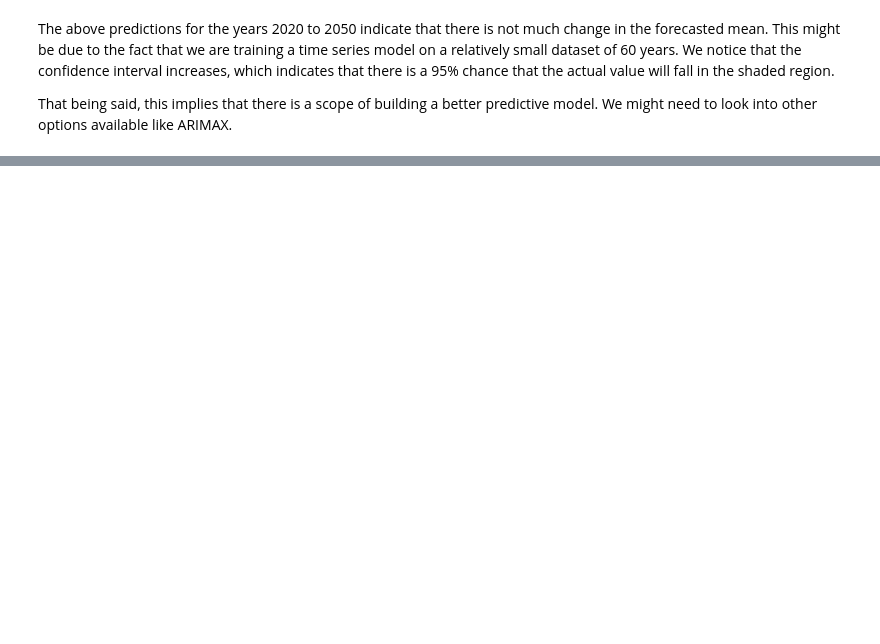
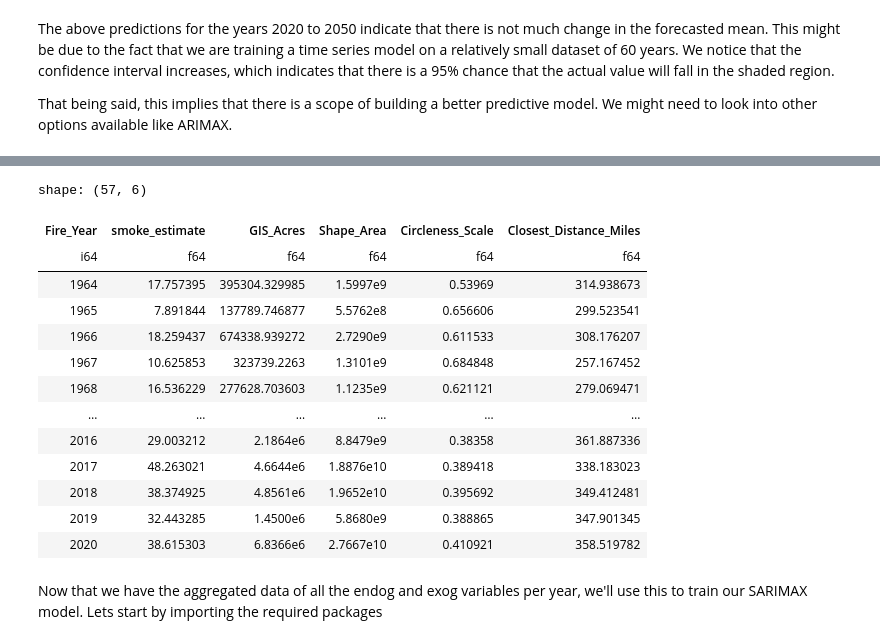
Before and after one commit to sushmavankayala/data-512-homework_4, a Jupyter notebook: 4_smoke_estimates.ipynb, the cells around one changed output, grey strips where cells are left out. Drawn from its saved outputs; the diff is of its cells as text; code cells hidden in the pictures; blank space fills up the shorter version.

```diff
--- a/4_smoke_estimates.ipynb
+++ b/4_smoke_estimates.ipynb
@@ -495,0 +552,30 @@ That being said, this implies that there is a scope of building a better predict
+# %%
+wildfires_enriched_grouped = (wildfires_enriched
+    .group_by("Fire_Year")
+    .agg(
+        pl.sum("smoke_estimate"),
+        pl.sum("GIS_Acres"),
+        pl.sum("Shape_Area"),
+        pl.mean("Circleness_Scale"),
+        pl.mean("Closest_Distance_Miles")
+    )
+    .sort("Fire_Year")
+)
+wildfires_enriched_grouped
+# %% [output]
+shape: (57, 6)
+| Fire_Year | smoke_estimate | GIS_Acres | Shape_Area | Circleness_Scale | Closest_Distance_Miles |
+| i64 | f64 | f64 | f64 | f64 | f64 |
+| 1964 | 17.757395 | 395304.329985 | 1.5997e9 | 0.53969 | 314.938673 |
+| 1965 | 7.891844 | 137789.746877 | 5.5762e8 | 0.656606 | 299.523541 |
+| 1966 | 18.259437 | 674338.939272 | 2.7290e9 | 0.611533 | 308.176207 |
+| 1967 | 10.625853 | 323739.2263 | 1.3101e9 | 0.684848 | 257.167452 |
+| 1968 | 16.536229 | 277628.703603 | 1.1235e9 | 0.621121 | 279.069471 |
+| … | … | … | … | … | … |
+| 2016 | 29.003212 | 2.1864e6 | 8.8479e9 | 0.38358 | 361.887336 |
+| 2017 | 48.263021 | 4.6644e6 | 1.8876e10 | 0.389418 | 338.183023 |
+| 2018 | 38.374925 | 4.8561e6 | 1.9652e10 | 0.395692 | 349.412481 |
+| 2019 | 32.443285 | 1.4500e6 | 5.8680e9 | 0.388865 | 347.901345 |
+| 2020 | 38.615303 | 6.8366e6 | 2.7667e10 | 0.410921 | 358.519782 |
+# %% [markdown]
+Now that we have the aggregated data of all the endog and exog variables per year, we'll use this to train our SARIMAX model. Lets start by importing the required packages
```
Also changed, not shown: parts of 18 cells of this notebook, 2 other files.
